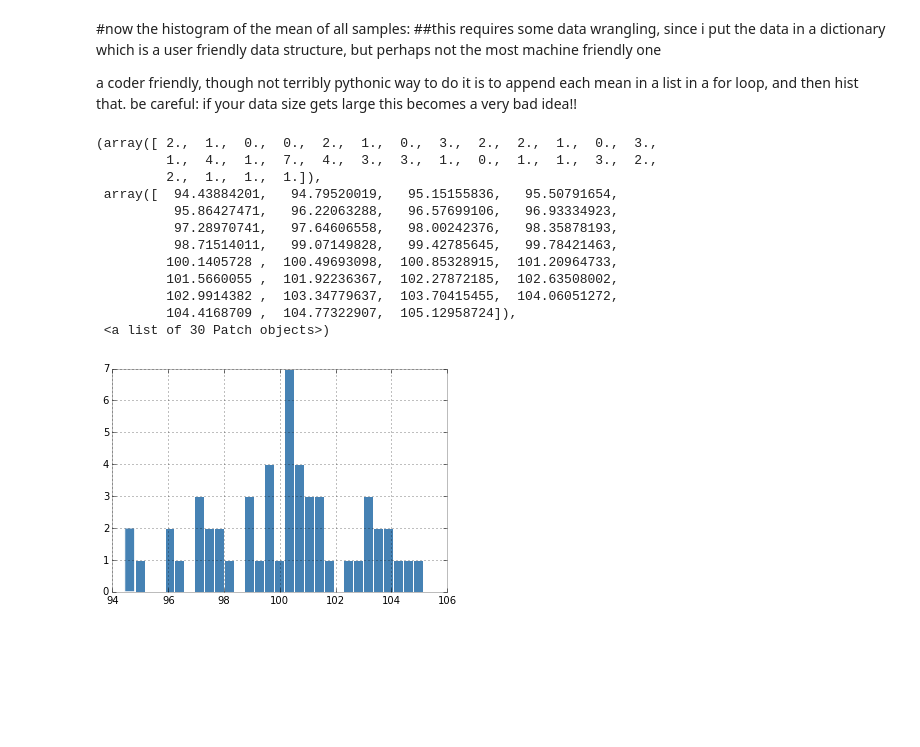
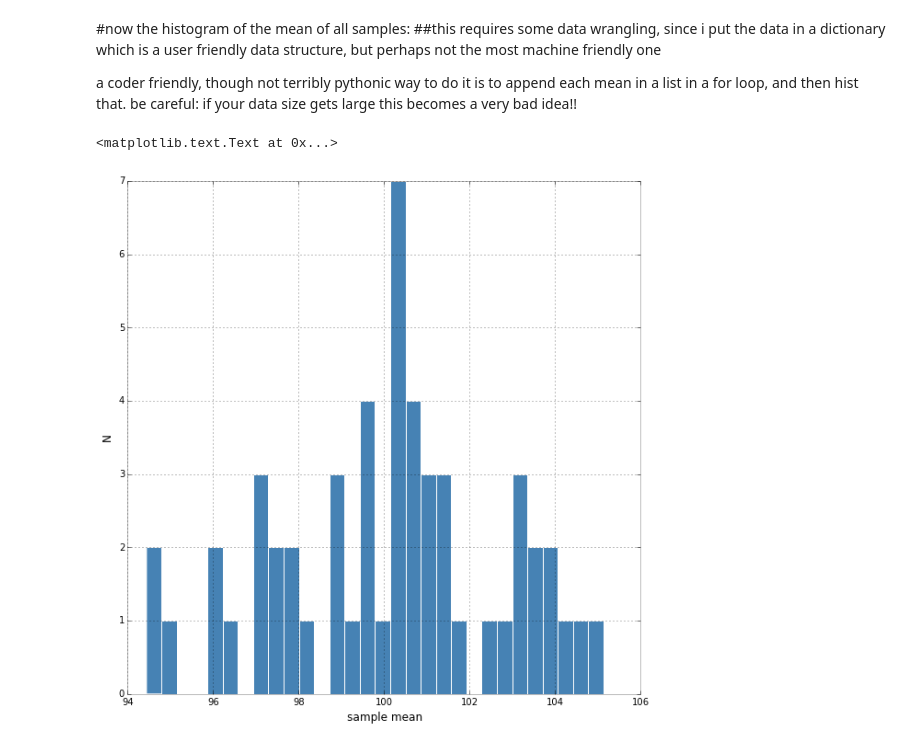
Before and after one commit to hannahkates/PUI2015_hkates, a Jupyter notebook: HW3/assignment1_distributions_instructions.ipynb, the cells around one changed output. Cells and saved outputs as stored; diff of their text form; code cells hidden in the pictures; blank space fills up the shorter version.

Commit message:
fixing figure for NYC reentry program

```diff
--- a/HW3/assignment1_distributions_instructions.ipynb
+++ b/HW3/assignment1_distributions_instructions.ipynb
@@ -115,19 +115,11 @@ a coder friendly, though not terribly pythonic way to do it is to append each me
 # %%
 allmeans=[]
 for n in means['chisq']:
     allmeans.append(means['chisq'][n])
+pl.figure(figsize=(10,10))
 pl.hist(allmeans,bins=30)
+pl.xlabel('sample mean')
+pl.ylabel('N')
 # %% [output]
-(array([ 2.,  1.,  0.,  0.,  2.,  1.,  0.,  3.,  2.,  2.,  1.,  0.,  3.,
-         1.,  4.,  1.,  7.,  4.,  3.,  3.,  1.,  0.,  1.,  1.,  3.,  2.,
-         2.,  1.,  1.,  1.]),
- array([  94.43884201,   94.79520019,   95.15155836,   95.50791654,
-          95.86427471,   96.22063288,   96.57699106,   96.93334923,
-          97.28970741,   97.64606558,   98.00242376,   98.35878193,
-          98.71514011,   99.07149828,   99.42785645,   99.78421463,
-         100.1405728 ,  100.49693098,  100.85328915,  101.20964733,
-         101.5660055 ,  101.92236367,  102.27872185,  102.63508002,
-         102.9914382 ,  103.34779637,  103.70415455,  104.06051272,
-         104.4168709 ,  104.77322907,  105.12958724]),
- <a list of 30 Patch objects>)
+<matplotlib.text.Text at 0x...>
-[figure, old version]
+[figure, new version]
```
